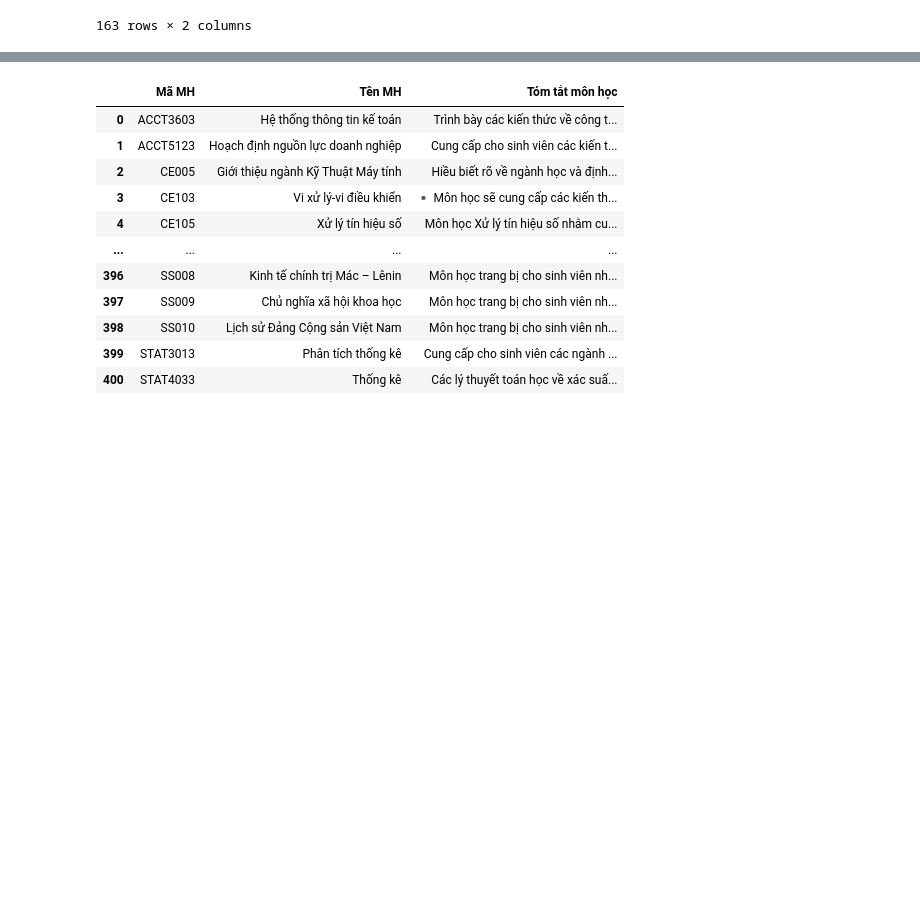
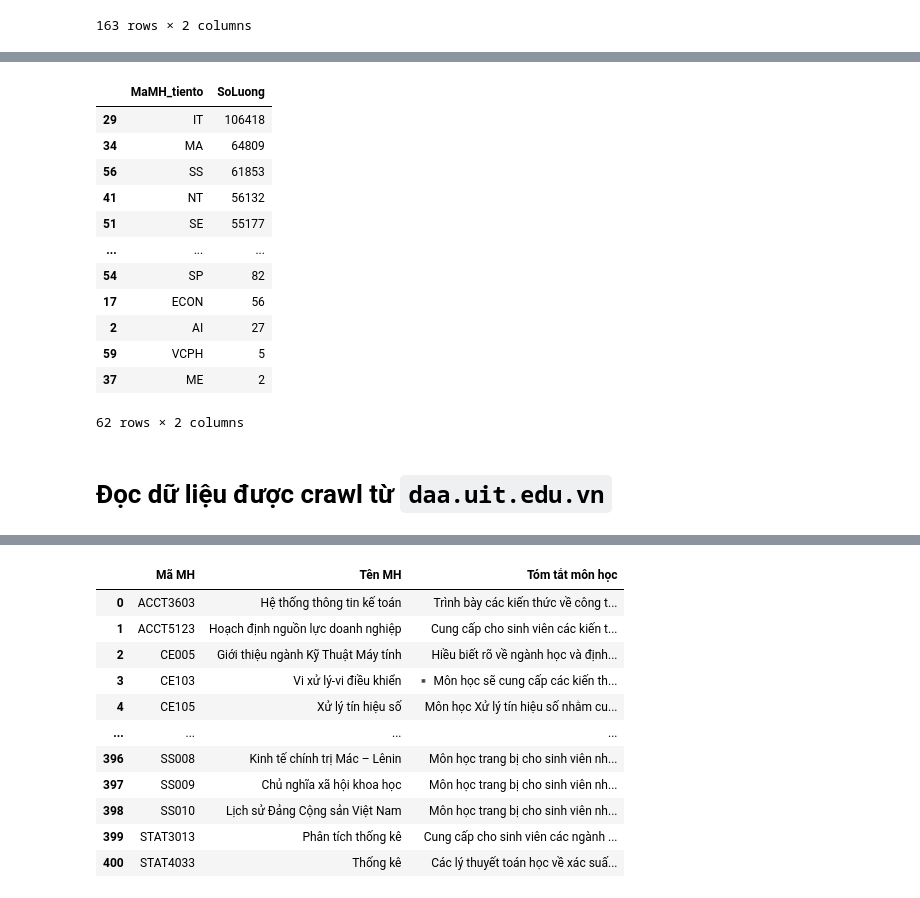
Before and after one commit to Long3309/Final-Project, a Jupyter notebook: diemThi.ipynb, the cells around one changed output, grey strips where cells are left out. Saved outputs shown, nothing was run; the diff lists cells and outputs as text; code cells hidden in the pictures; blank space fills up the shorter version.

```diff
--- a/diemThi.ipynb
+++ b/diemThi.ipynb
@@ -84,3 +124,22 @@ diemThi[["MaMH", "MaMH_tt"]].dropna(subset = "MaMH_tt").drop_duplicates()
+# %%
+mamh_tt = pd.read_pickle("MaMH_tt.pkl")
+mamh_tt
+# %% [output]
+|  | MaMH_tiento | SoLuong |
+| 29 | IT | 106418 |
+| 34 | MA | 64809 |
+| 56 | SS | 61853 |
+| 41 | NT | 56132 |
+| 51 | SE | 55177 |
+| ... | ... | ... |
+| 54 | SP | 82 |
+| 17 | ECON | 56 |
+| 2 | AI | 27 |
+| 59 | VCPH | 5 |
+| 37 | ME | 2 |
+62 rows × 2 columns
+# %% [markdown]
+# Đọc dữ liệu được crawl từ `daa.uit.edu.vn`
 # %%
 # Đọc dữ liệu đã crawl từ Daa của trường, file crawler dữ liệu là file `crawler.py`
 crawl_data = pd.read_csv("data.csv")
```
Also changed, not shown: parts of 11 cells of this notebook, 15 other files.
